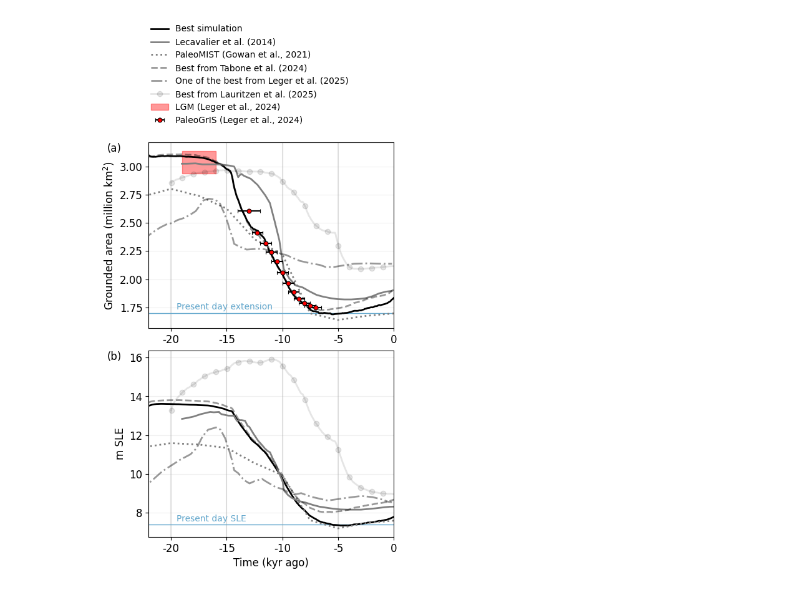
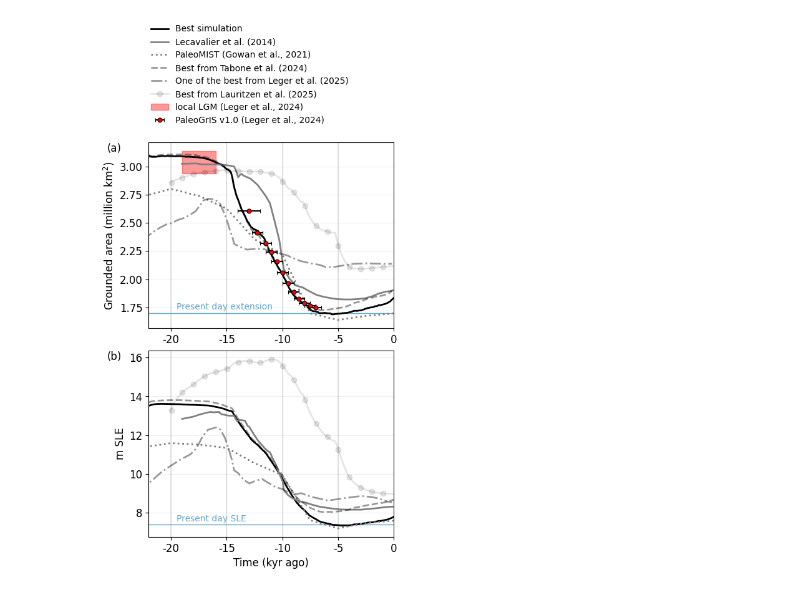
Before and after one commit to luciagutierrezg/GrIS_deglaciation_yelmox, a Jupyter notebook: scripts_figs/fig13_compare_deglac.ipynb, the cells around one changed output. Drawn from its saved outputs; the diff is of its cells as text; code cells hidden in the pictures.

```diff
--- a/scripts_figs/fig13_compare_deglac.ipynb
+++ b/scripts_figs/fig13_compare_deglac.ipynb
@@ -80,41 +80,41 @@ ax2.plot(lau_time, lau_V, color='black', alpha=alph-0.3,linestyle="-", marker='o
 ax1.axhline(y=A_obs, color='#64A8CD', linestyle='-', alpha=1, linewidth=1, zorder=2)
 ax2.axhline(y=V_obs, color='#64A8CD', linestyle='-', alpha=1, linewidth=1, zorder=2)
 rect = Rectangle((-19, 2.94), 3, 0.2, color='red', edgecolor="black", alpha=0.4,
-                 label="LGM (Leger et al., 2024)")
+                 label="local LGM (Leger et al., 2024)")
 ax1.add_patch(rect)
 
 ax1.errorbar(-leg24["time"][1:] * 1e-3, leg24.tot[1:], xerr=leg24.time_err[1:]*1e-3, fmt='o', ecolor='black',
              markersize=5, markerfacecolor='red', markeredgecolor='black', markeredgewidth=0.8,
-             capsize=2, zorder=4, label="PaleoGrIS (Leger et al., 2024)")
+             capsize=2, zorder=4, label="PaleoGrIS v1.0 (Leger et al., 2024)")
 ax1.text(-19.5,A_obs+0.03,"Present day extension",color="#64A8CD",fontsize=10)
 ax2.text(-19.5,V_obs+0.15,"Present day SLE",color="#64A8CD",fontsize=10)
 
 
 # --- FORMATO ---
 ax2.set_ylabel('m SLE')
 ax1.set_ylabel(r'Grounded area (million km$^2$)')
 ax1.text(-0.17,0.95,"(a)",transform=ax1.transAxes)
 ax2.text(-0.17,0.95,"(b)",transform=ax2.transAxes)
 
 ax2.set_xlabel('Time (kyr ago)')
 for i, ax in enumerate(axs):
     ax.grid(alpha=0.2, zorder=1)
     ax.set_xlim(-22, 0)
     for x_val in [-20, -15, -10, -5]:
         ax.axvline(x=x_val, color='black', linestyle='-', alpha=0.1, zorder=1)
 
 # --- LEYENDA
 handles, labels = ax1.get_legend_handles_labels()
 leg = fig.legend(handles=handles,
                  labels=labels,
                  loc='upper center',
                  ncol=1,
                  frameon=False,
                  fontsize='small')
 
 plt.tight_layout()
 plt.subplots_adjust(top=0.78)
 plt.savefig(f"../figs_final/fig13_{n_best}_comparison_models.pdf", dpi=300)
 # plt.close()
 # %% [output]
-[figure, old version]
+[figure, new version]
```
Also changed, not shown: 3 other files.
